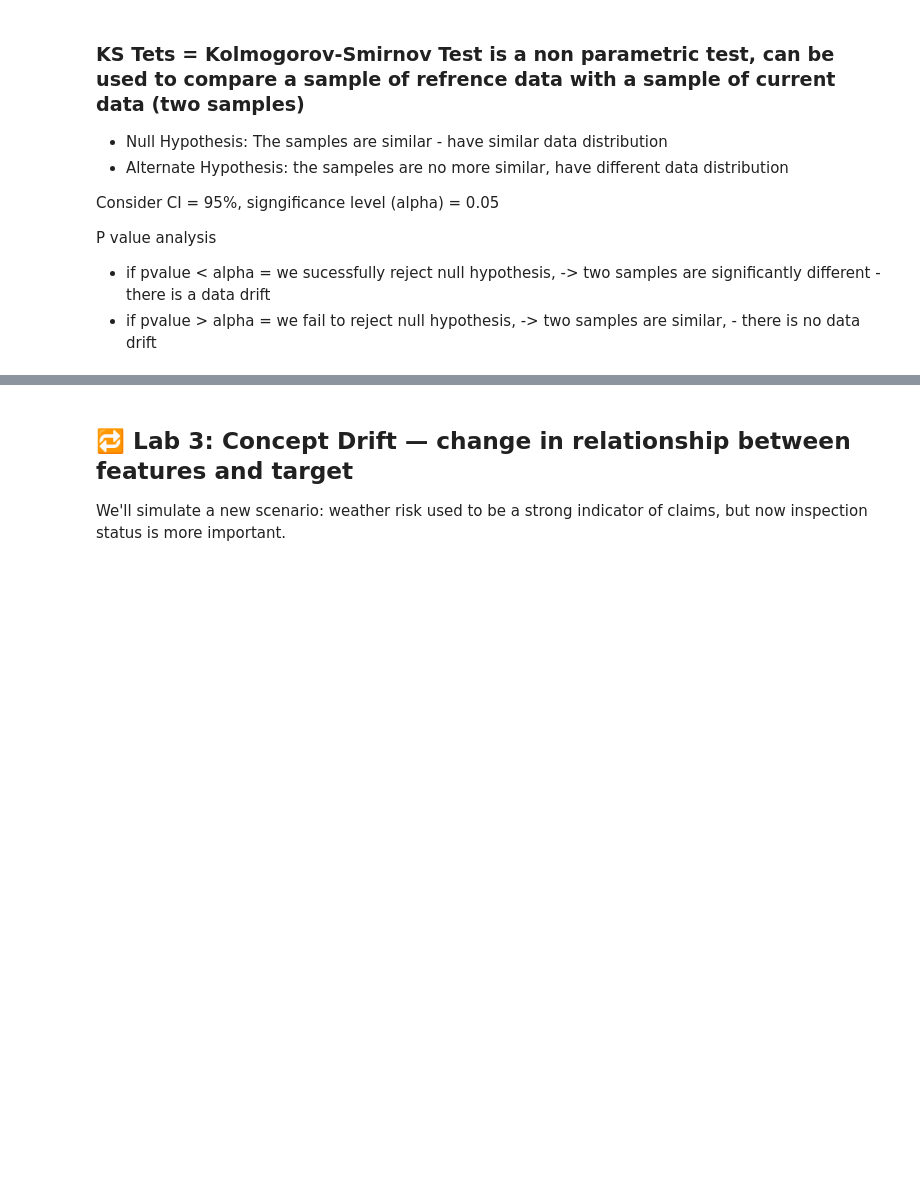
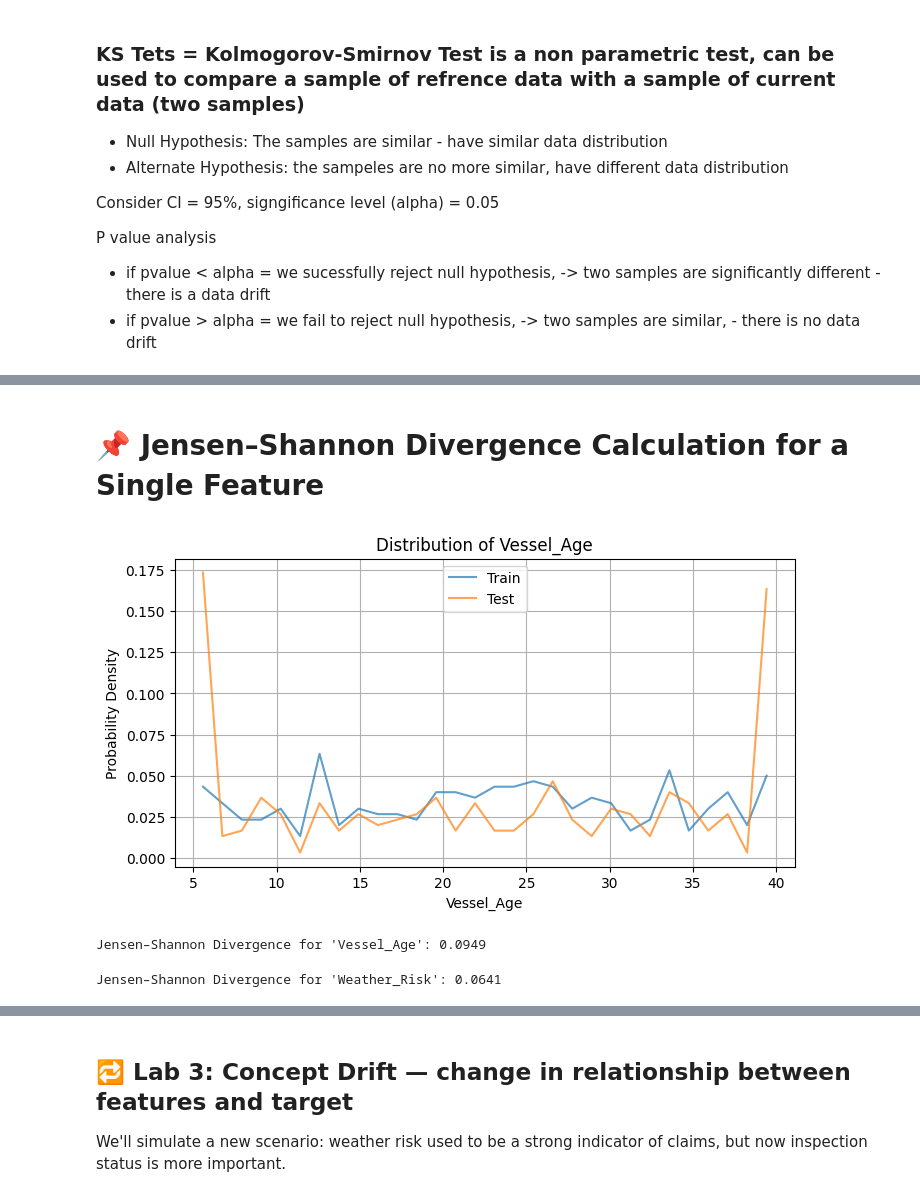
Before and after one commit to anshupandey/MSA-analytics, a Jupyter notebook: Model_Monitoring/Lab2_Data_Concept_Drift_Detection.ipynb, the cells around one changed output, grey strips where cells are left out. Drawn from its saved outputs; the diff is of its cells as text; code cells hidden in the pictures; blank space fills up the shorter version.

Commit message:
added code for JS Divergence

```diff
--- a/Model_Monitoring/Lab2_Data_Concept_Drift_Detection.ipynb
+++ b/Model_Monitoring/Lab2_Data_Concept_Drift_Detection.ipynb
@@ -110 +110,3 @@ KS Statistic: 0.1567, p-value: 0.0012
 ⚠️ Significant data drift detected in Vessel_Age!
+# %% [markdown]
+# 📌 Jensen–Shannon Divergence Calculation for a Single Feature
@@ -110,0 +168,6 @@ KS Statistic: 0.1567, p-value: 0.0012
+# %%
+# for vessel_age
+jsd_value = compute_js_divergence(reference_data['Vessel_Age'], current_data['Vessel_Age'], bins=30, feature_name='Vessel_Age')
+# %% [output]
+[figure, added]
+Jensen–Shannon Divergence for 'Vessel_Age': 0.0949
@@ -110,0 +213,5 @@ KS Statistic: 0.1567, p-value: 0.0012
+# %%
+# for column: Weather_Risk
+jsd_value = compute_js_divergence(reference_data['Weather_Risk'], current_data['Weather_Risk'], bins=30, feature_name='Weather_Risk')
+# %% [output]
+Jensen–Shannon Divergence for 'Weather_Risk': 0.0641
```
Also changed, not shown: parts of 7 cells of this notebook.
